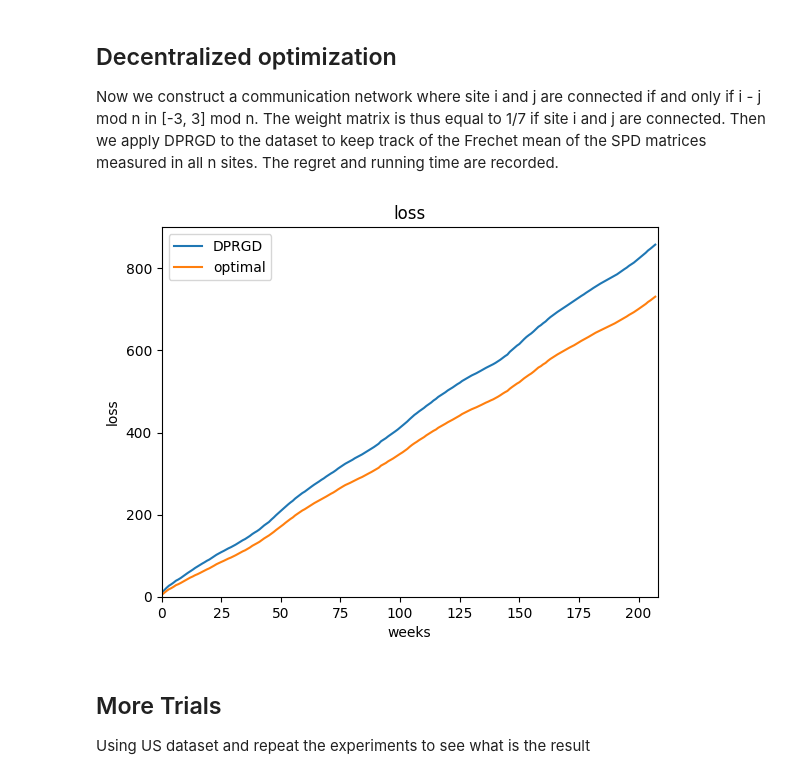
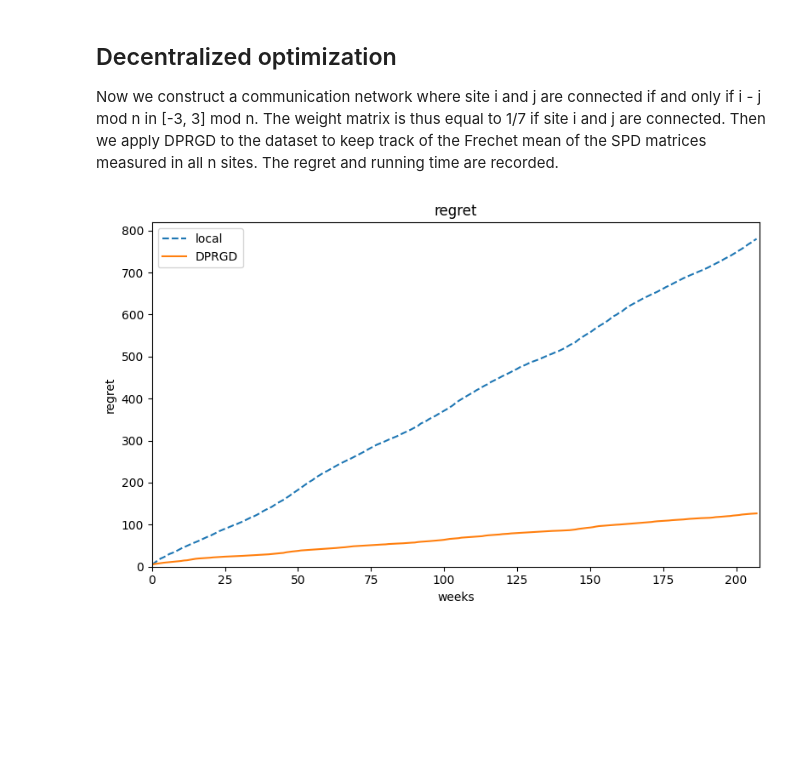
Before and after one commit to HengchaoChen/DPRGD, a Jupyter notebook: data.ipynb, the cells around one changed output. Cells and saved outputs as stored; diff of their text form; code cells hidden in the pictures; blank space fills up the shorter version.

```diff
--- a/data.ipynb
+++ b/data.ipynb
@@ -119,16 +147,17 @@ for t in tqdm(range(T)):
 # %%
-plt.plot(loss, label = "DPRGD")
-plt.plot(loss_comparison, label = "optimal")
+fig = plt.figure(figsize = (8, 5))
+plt.plot(loss_worst - loss_comparison, label = "local", linestyle = "--")
+plt.plot(loss - loss_comparison, label = "DPRGD", linestyle = "-")
+#plt.plot(loss_comparison, label = "optimal", linestyle = "-.")
+
 plt.legend()
-plt.title("loss")
-plt.ylabel("loss")
+
+plt.title("regret")
+plt.ylabel("regret")
 plt.xlabel("weeks")
 plt.xlim(0, T)
 plt.ylim(0, None)
+plt.tight_layout()
 plt.show()
 # %% [output]
-[figure, old version]
+[figure, new version]
-# %% [markdown]
-## More Trials
-
-Using US dataset and repeat the experiments to see what is the result
```
Also changed, not shown: parts of 13 cells of this notebook.
